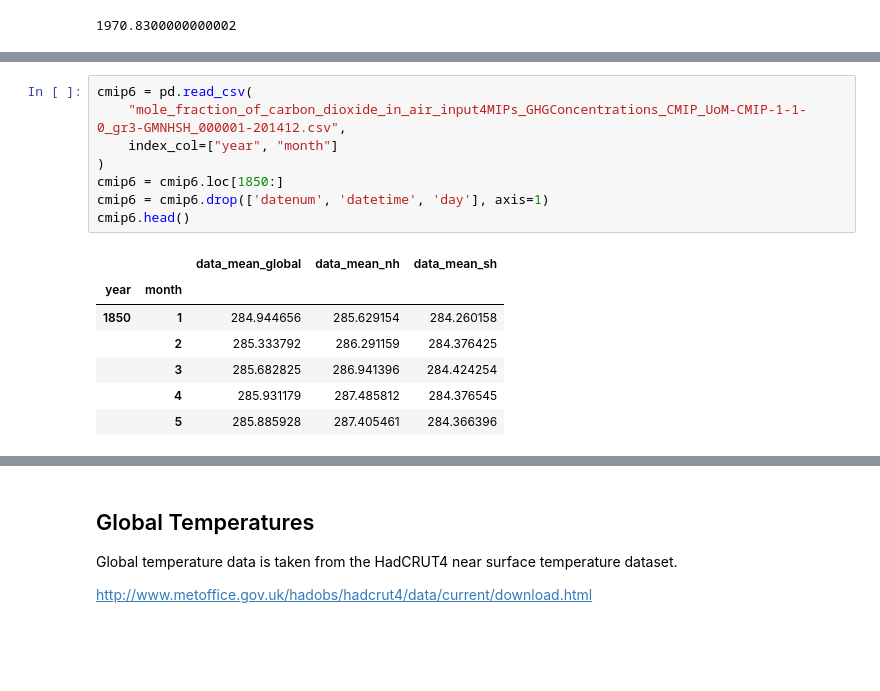
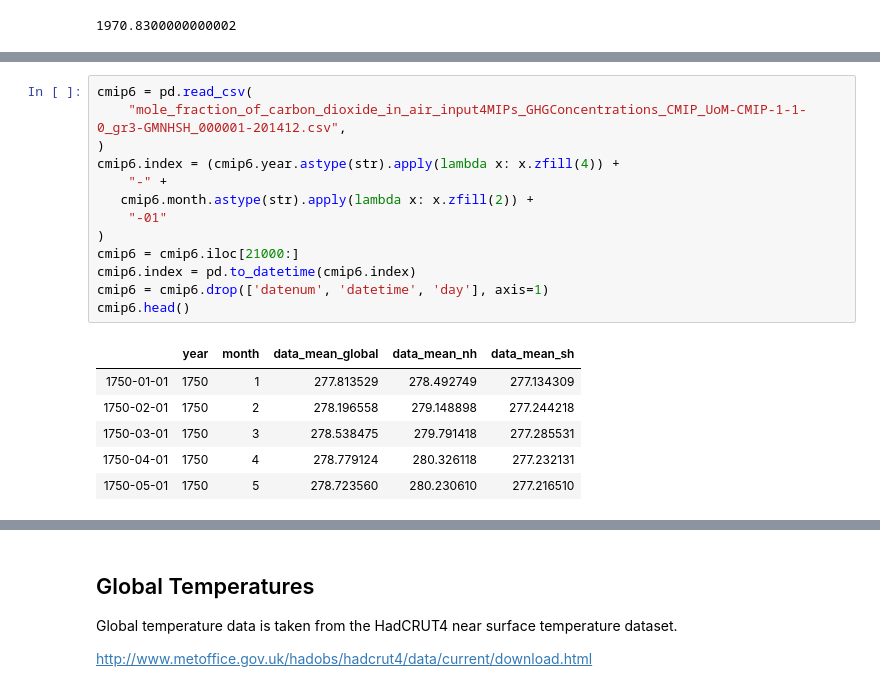
Before and after one commit to openclimatedata/climate-spirals, a Jupyter notebook: data/Climate Spirals Data.ipynb, the cells around one changed output, grey strips where cells are left out. Saved outputs shown, nothing was run; the diff lists cells and outputs as text; blank space fills up the shorter version.

```diff
--- a/data/Climate Spirals Data.ipynb
+++ b/data/Climate Spirals Data.ipynb
@@ -139,16 +152,20 @@ CO<sub>2</sub> concentrations are taken from the [CMIP6 concentration dataset](h
 # %%
 cmip6 = pd.read_csv(
     "mole_fraction_of_carbon_dioxide_in_air_input4MIPs_GHGConcentrations_CMIP_UoM-CMIP-1-1-0_gr3-GMNHSH_000001-201412.csv",
-    index_col=["year", "month"]
 )
-cmip6 = cmip6.loc[1850:]
+cmip6.index = (cmip6.year.astype(str).apply(lambda x: x.zfill(4)) +
+    "-" +
+   cmip6.month.astype(str).apply(lambda x: x.zfill(2)) +
+    "-01"
+)
+cmip6 = cmip6.iloc[21000:]
+cmip6.index = pd.to_datetime(cmip6.index)
 cmip6 = cmip6.drop(['datenum', 'datetime', 'day'], axis=1)
 cmip6.head()
 # %% [output]
-|  |  | data_mean_global | data_mean_nh | data_mean_sh |
-| year | month |  |  |  |
-| 1850 | 1 | 284.944656 | 285.629154 | 284.260158 |
-|  | 2 | 285.333792 | 286.291159 | 284.376425 |
-|  | 3 | 285.682825 | 286.941396 | 284.424254 |
-|  | 4 | 285.931179 | 287.485812 | 284.376545 |
-|  | 5 | 285.885928 | 287.405461 | 284.366396 |
+|  | year | month | data_mean_global | data_mean_nh | data_mean_sh |
+| 1750-01-01 | 1750 | 1 | 277.813529 | 278.492749 | 277.134309 |
+| 1750-02-01 | 1750 | 2 | 278.196558 | 279.148898 | 277.244218 |
+| 1750-03-01 | 1750 | 3 | 278.538475 | 279.791418 | 277.285531 |
+| 1750-04-01 | 1750 | 4 | 278.779124 | 280.326118 | 277.232131 |
+| 1750-05-01 | 1750 | 5 | 278.723560 | 280.230610 | 277.216510 |
```
Also changed, not shown: parts of 13 cells of this notebook, 5 other files.
